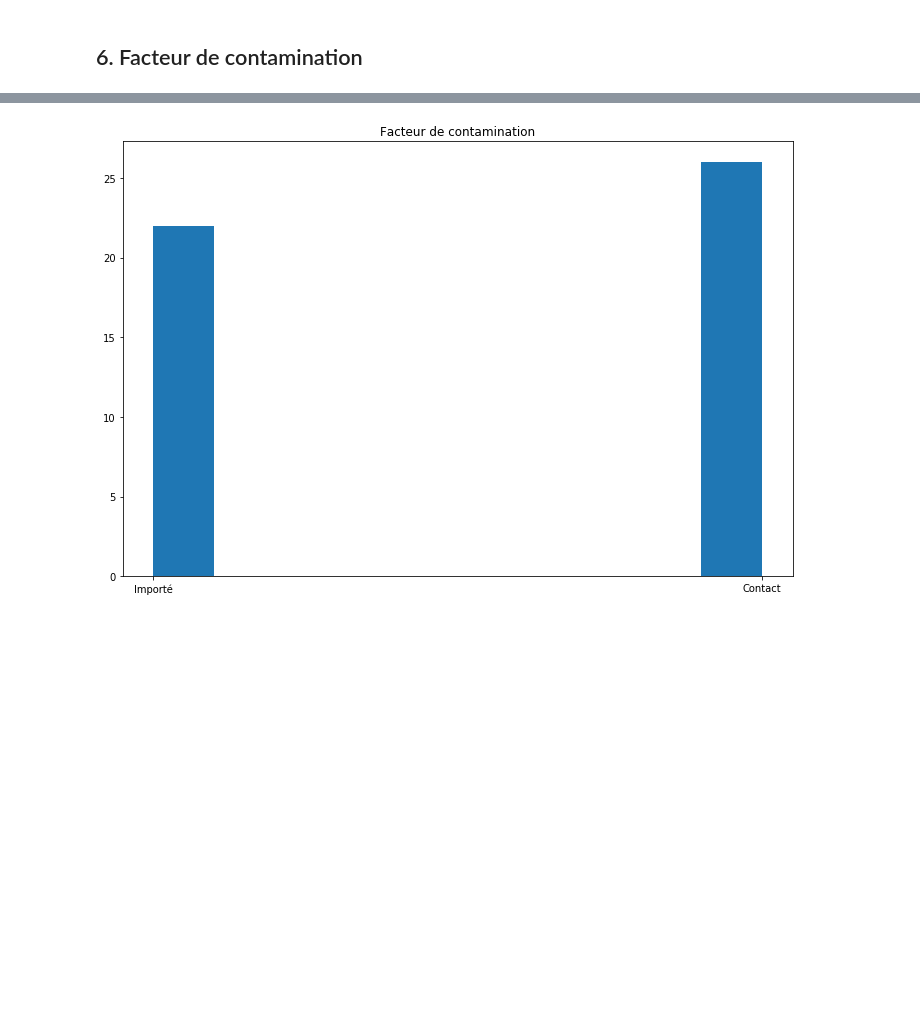
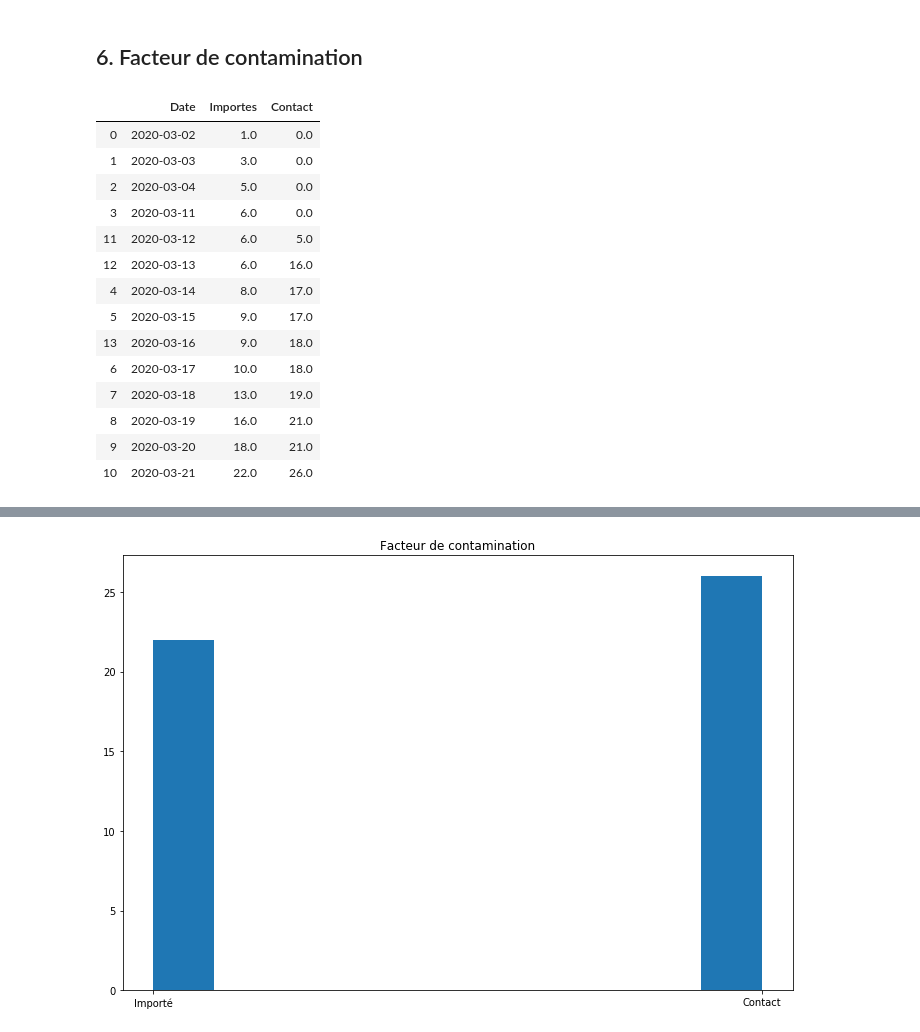
Before and after one commit to maelfabien/COVID-19-Senegal, a Jupyter notebook: COVID_Senegal.ipynb, the cells around one changed output, grey strips where cells are left out. Drawn from its saved outputs; the diff is of its cells as text; code cells hidden in the pictures; blank space fills up the shorter version.

```diff
--- a/COVID_Senegal.ipynb
+++ b/COVID_Senegal.ipynb
@@ -110,3 +142,31 @@ plt.show()
 [figure]
 # %% [markdown]
 ## 6. Facteur de contamination
+# %%
+facteur = df[['Date', 'Facteur']].dropna()
+facteur['Count'] = 1
+
+importe = facteur[facteur['Facteur'] == "Importé"].groupby("Date").sum().cumsum().reset_index()
+voyage = facteur[facteur['Facteur'] == "Contact"].groupby("Date").sum().cumsum().reset_index()
+# %%
+df_int = pd.merge(importe, voyage, left_on='Date', right_on='Date', how='outer')
+df_int['Date'] = pd.to_datetime(df_int['Date'], dayfirst=True)
+df_int = df_int.sort_values("Date").ffill().fillna(0)
+df_int.columns = ["Date", "Importes", "Contact"]
+df_int
+# %% [output]
+|  | Date | Importes | Contact |
+| 0 | 2020-03-02 | 1.0 | 0.0 |
+| 1 | 2020-03-03 | 3.0 | 0.0 |
+| 2 | 2020-03-04 | 5.0 | 0.0 |
+| 3 | 2020-03-11 | 6.0 | 0.0 |
+| 11 | 2020-03-12 | 6.0 | 5.0 |
+| 12 | 2020-03-13 | 6.0 | 16.0 |
+| 4 | 2020-03-14 | 8.0 | 17.0 |
+| 5 | 2020-03-15 | 9.0 | 17.0 |
+| 13 | 2020-03-16 | 9.0 | 18.0 |
+| 6 | 2020-03-17 | 10.0 | 18.0 |
+| 7 | 2020-03-18 | 13.0 | 19.0 |
+| 8 | 2020-03-19 | 16.0 | 21.0 |
+| 9 | 2020-03-20 | 18.0 | 21.0 |
+| 10 | 2020-03-21 | 22.0 | 26.0 |
```
Also changed, not shown: parts of 24 cells of this notebook, 10 other files.
